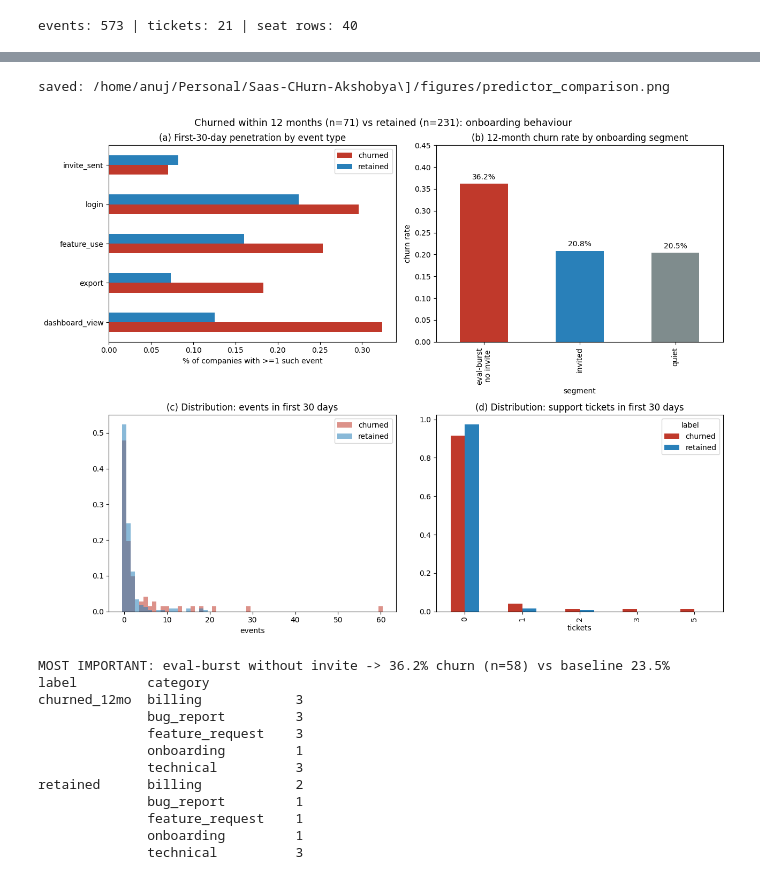
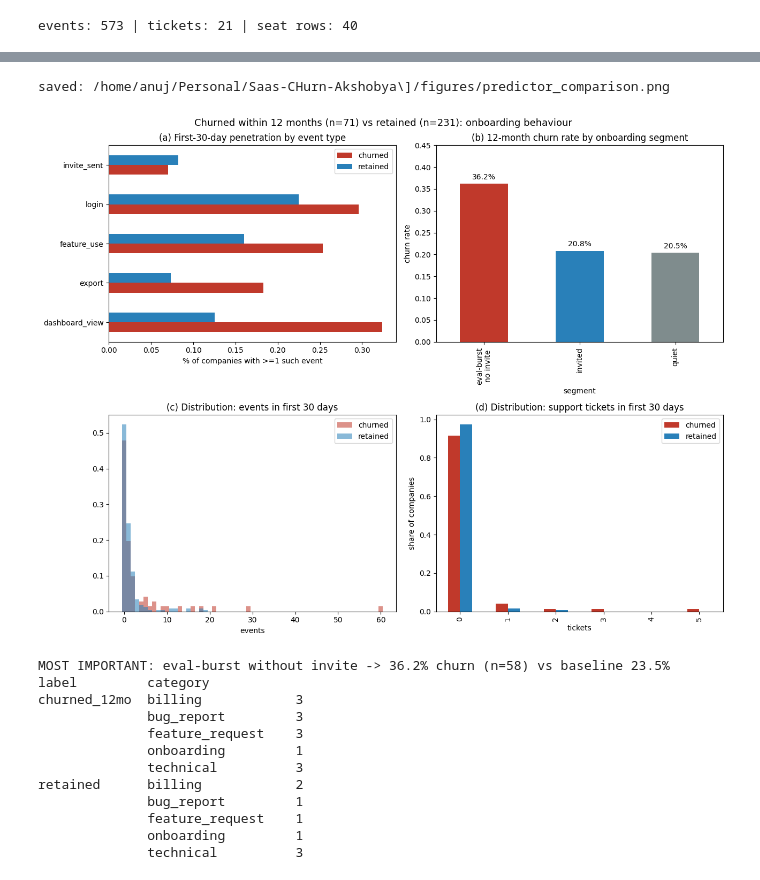
Before and after one commit to Akshobya698/saas-churn-retention-sql, a Jupyter notebook: notebooks/04b_predictors.ipynb, the cells around one changed output, grey strips where cells are left out. Saved outputs shown, nothing was run; the diff lists cells and outputs as text; code cells hidden in the pictures.

```diff
--- a/notebooks/04b_predictors.ipynb
+++ b/notebooks/04b_predictors.ipynb
@@ -51,19 +51,20 @@ SELECT p.account_id, p.fp,
                  SELECT 1 FROM saas.subscriptions s
                  WHERE s.account_id = p.account_id AND LOWER(s.plan) <> 'free'
                    AND s.status IN ('active', 'past_due')
-                   AND s.start_date < p.fp + interval '365 days'
+                   AND s.start_date < p.fp + interval %(horizon)s
                    AND (s.cancelled_at IS NULL
-                        OR s.cancelled_at >= p.fp + interval '365 days'))
+                        OR s.cancelled_at >= p.fp + interval %(horizon)s))
             THEN 'retained'
             WHEN EXISTS (
                  SELECT 1 FROM saas.subscriptions s
                  WHERE s.account_id = p.account_id AND LOWER(s.plan) <> 'free'
                    AND s.status = 'churned'
-                   AND s.cancelled_at <= p.fp + interval '365 days')
+                   AND s.cancelled_at <= p.fp + interval %(horizon)s)
             THEN 'churned_12mo' ELSE 'ambiguous' END AS label
 FROM pop p'''
 pop = pd.read_sql(POP_SQL, conn,
-                  params={"fp_start": FP_START, "fp_end": FP_END})
+                  params={"fp_start": FP_START, "fp_end": FP_END,
+                          "horizon": f"{HORIZON_DAYS} days"})
 pop["fp"] = pd.to_datetime(pop["fp"])
 print(pop.label.value_counts().to_dict())
 assert (pop.label == "churned_12mo").sum() == 71
@@ -190,34 +197,37 @@ ax[0, 1].set_ylim(0, 0.45)
 for i, v in enumerate(rate.values):
     ax[0, 1].text(i, v + 0.01, f"{v:.1%}", ha="center", fontsize=10)
 
 mx = int(feat.n_events.max())
 bins = np.arange(0, mx + 2) - 0.5
 for lbl, col, disp in [("churned_12mo", "#c0392b", "churned"),
                        ("retained", "#2980b9", "retained")]:
     vals = feat[feat.label == lbl].n_events.values
     ax[1, 0].hist(vals, bins=bins, alpha=0.55, label=disp, color=col, density=True)
 ax[1, 0].set_title("(c) Distribution: events in first 30 days")
 ax[1, 0].set_xlabel("events")
 ax[1, 0].legend()
 
 tb = feat.groupby(["label", "n_tickets"]).size().unstack(fill_value=0)
 tb = tb.div(tb.sum(axis=1), axis=0)
 tb.index = tb.index.map({"churned_12mo": "churned", "retained": "retained"})
+tb = tb.reindex(columns=range(6), fill_value=0)
 tb.T.plot.bar(ax=ax[1, 1], color=["#c0392b", "#2980b9"])
 ax[1, 1].set_title("(d) Distribution: support tickets in first 30 days")
 ax[1, 1].set_xlabel("tickets")
+ax[1, 1].set_ylabel("share of companies")
+ax[1, 1].legend(title=None)
 
 plt.suptitle("Churned within 12 months (n=71) vs retained (n=231): onboarding behaviour",
              fontsize=13)
 plt.tight_layout()
 import os as _os
 out = _os.path.join(_os.path.abspath(_os.path.join(_os.getcwd(), "..")),
                     "figures", "predictor_comparison.png")
 plt.savefig(out, dpi=150)
 print("saved:", out)
 # %% [output]
 saved: /home/anuj/Personal/Saas-CHurn-Akshobya\]/figures/predictor_comparison.png
-[figure, old version]
+[figure, new version]
 # %%
 print("MOST IMPORTANT: eval-burst without invite ->",
       f"{(seg[seg.segment == 'eval-burst, no invite'].label == 'churned_12mo').mean():.1%} churn",
```
Also changed, not shown: parts of 1 cell of this notebook, 14 other files.
